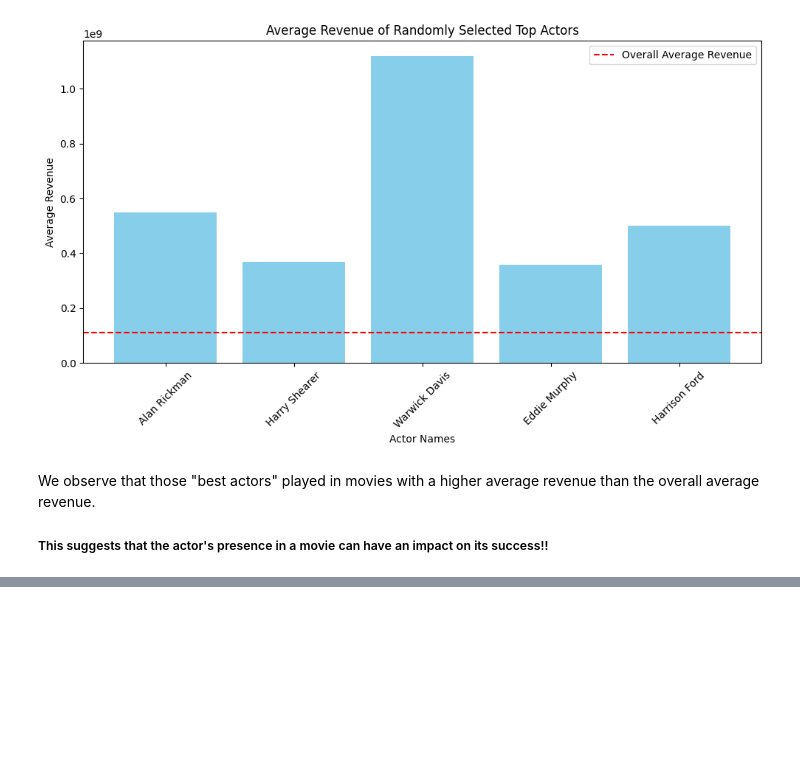
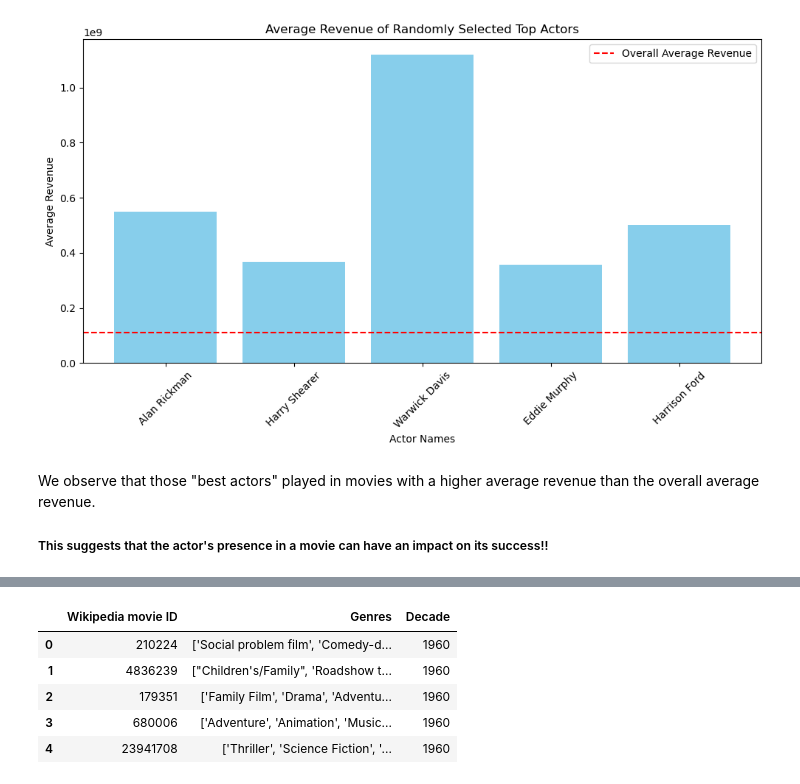
Before and after one commit to epfl-ada/ada-2024-project-data_brigada, a Jupyter notebook: results.ipynb, the cells around one changed output, grey strips where cells are left out. Cells and saved outputs as stored; diff of their text form; code cells hidden in the pictures; blank space fills up the shorter version.

```diff
--- a/results.ipynb
+++ b/results.ipynb
@@ -495,0 +498,10 @@ We observe that those "best actors" played in movies with a higher average reven
+# %%
+top10_movies_by_decade = moviesuccess.top10_movies_by_decade(movies_df)
+top10_movies_by_decade.head()
+# %% [output]
+|  | Wikipedia movie ID | Genres | Decade |
+| 0 | 210224 | ['Social problem film', 'Comedy-d... | 1960 |
+| 1 | 4836239 | ["Children's/Family", 'Roadshow t... | 1960 |
+| 2 | 179351 | ['Family Film', 'Drama', 'Adventu... | 1960 |
+| 3 | 680006 | ['Adventure', 'Animation', 'Music... | 1960 |
+| 4 | 23941708 | ['Thriller', 'Science Fiction', '... | 1960 |
```
Also changed, not shown: parts of 15 cells of this notebook, 5 other files.
